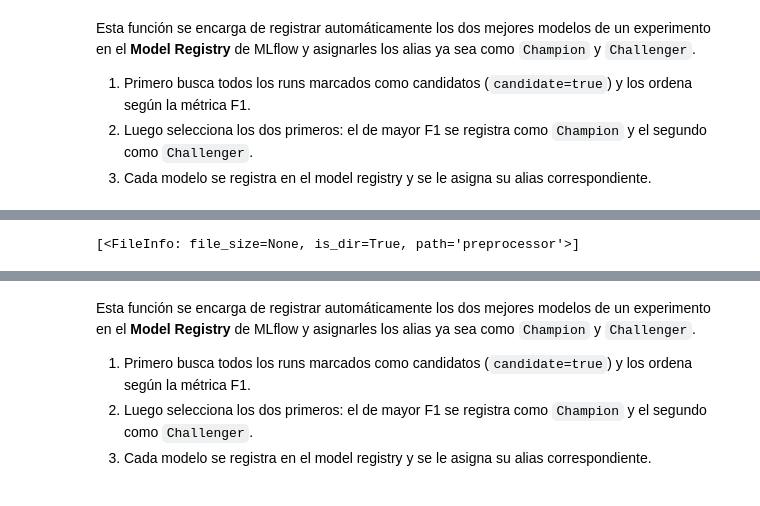
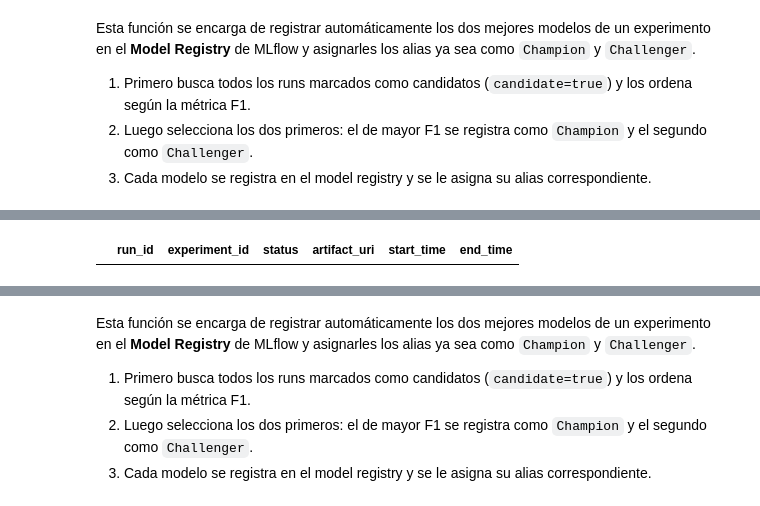
Before and after one commit to claraagui/Proyecto_Final, a Jupyter notebook: notebooks/03-training_model.ipynb, the cells around one changed output, grey strips where cells are left out. Drawn from its saved outputs; the diff is of its cells as text; code cells hidden in the pictures.

```diff
--- a/notebooks/03-training_model.ipynb
+++ b/notebooks/03-training_model.ipynb
@@ -87,23 +58,3 @@ import mlflow
 # Force-end any active run
 while mlflow.active_run() is not None:
     mlflow.end_run()
-# %%
-import os
-from dotenv import load_dotenv
-import mlflow
-
-mlflow.set_tracking_uri("databricks")
-
-load_dotenv(override=True)
-
-os.environ["DATABRICKS_HOST"] = os.getenv("DATABRICKS_HOST")
-os.environ["DATABRICKS_TOKEN"] = os.getenv("DATABRICKS_TOKEN")
-
-mlflow.set_tracking_uri("databricks")
-mlflow.set_experiment("/Users/aclarapao@gmail.com/proyecto_final_precios_3")
-
-with mlflow.start_run():
-    mlflow.log_param("test", 1)
-    mlflow.log_metric("metric", 0.5)
-
-print("Logged run successfully.")
@@ -116,7 +63,7 @@ Logged run successfully.
 
 # Cargar las variables del archivo .env
 load_dotenv(override=True)  # Carga las variables del archivo .env
-EXPERIMENT_NAME = "/Users/aclarapao@gmail.com/proyecto_final_precios_3"
+EXPERIMENT_NAME = "/Users/aclarapao@gmail.com/proyecto_final_precios_4"
 
 mlflow.set_tracking_uri("databricks")
 experiment = mlflow.set_experiment(experiment_name=EXPERIMENT_NAME)
@@ -695,3 +600,10 @@ No candidate runs found.
-# %%
-mlflow.set_registry_uri("databricks-uc")
+# %%
+runs = mlflow.search_runs(
+        experiment_names=["/Users/aclarapao@gmail.com/proyecto_final_precios_4"],
+        filter_string="tags.candidate = 'true'",
+        order_by=[f"metrics.r2"]
+    )
+runs
+# %% [output]
+|  | run_id | experiment_id | status | artifact_uri | start_time | end_time |
 # %%
@@ -699,12 +611,5 @@ model_name = "workspace.default.proyecto_final_precios_3" # Nombre del modelo re
 
 client = MlflowClient()
-# %%
-from mlflow import MlflowClient
-
-client = MlflowClient()
-client.list_artifacts("574c0888e632471991a0cb18c03eb7ec")
-# %% [output]
-[<FileInfo: file_size=None, is_dir=True, path='preprocessor'>]
 # %%
 # Registrar el mejor modelo
 result = mlflow.register_model(
```
Also changed, not shown: parts of 16 cells of this notebook, 13 other files.
